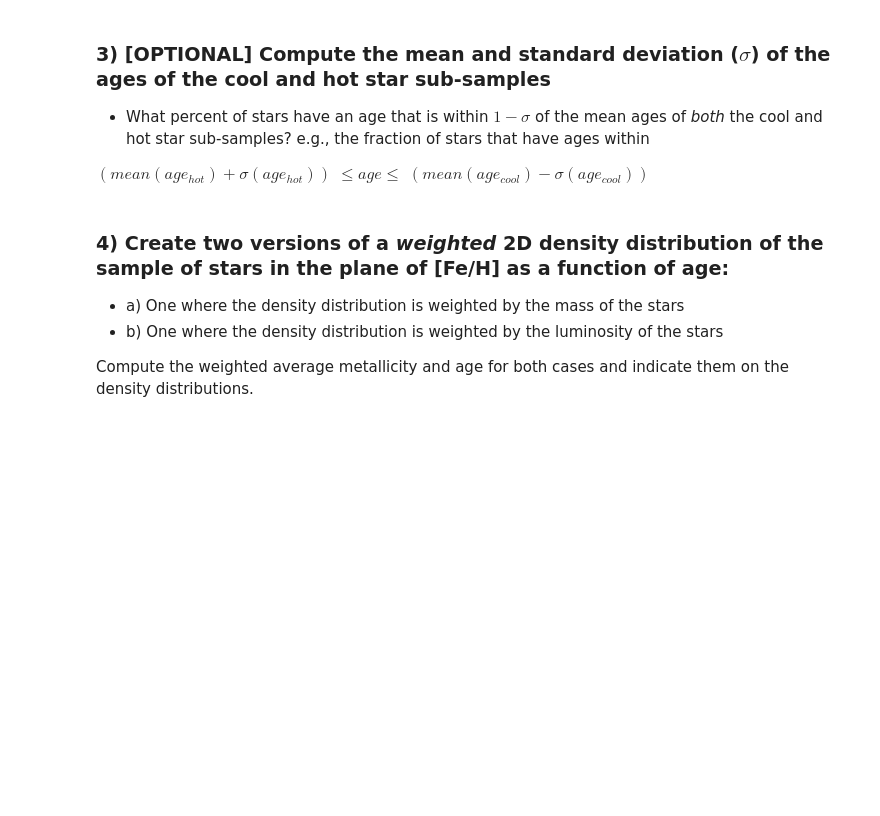
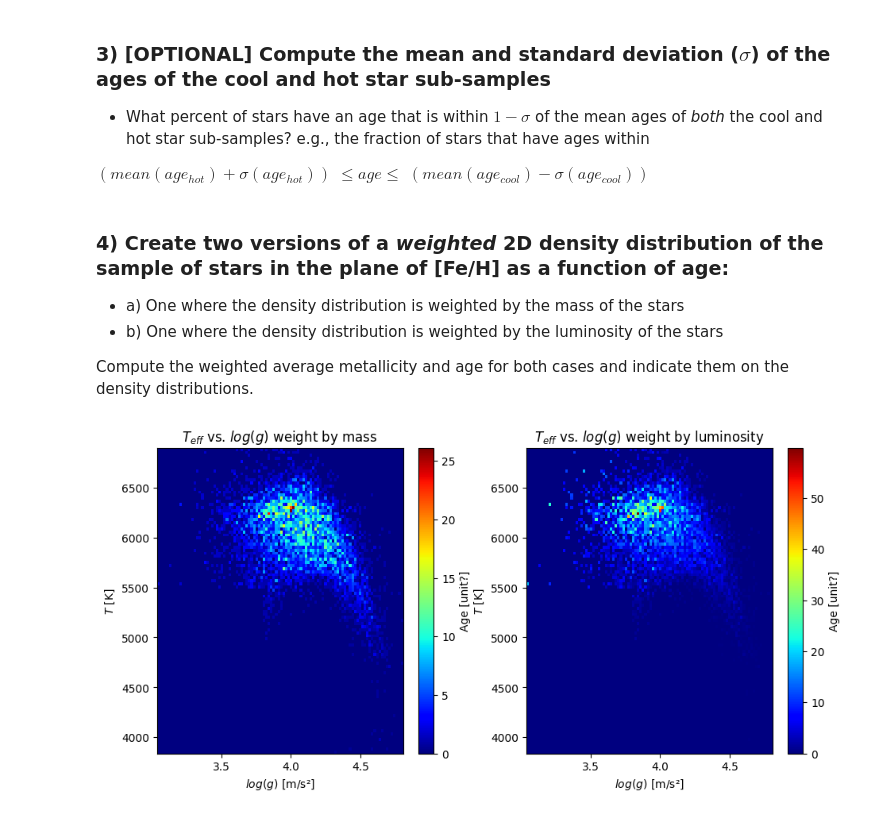
Before and after one commit to ThomasSchallar/NUM, a Jupyter notebook: Exercise Sheet 2.ipynb, the cells around one changed output. Saved outputs shown, nothing was run; the diff lists cells and outputs as text; code cells hidden in the pictures; blank space fills up the shorter version.

```diff
--- a/Exercise Sheet 2.ipynb
+++ b/Exercise Sheet 2.ipynb
@@ -89,3 +121,21 @@ $(mean(age_{hot}) +\sigma(age_{hot}))$ $\leq age \leq$ $(mean(age_{cool}) -\sigm
 * b) One where the density distribution is weighted by the luminosity of the stars
 
 Compute the weighted average metallicity and age for both cases and indicate them on the density distributions.
+# %%
+fig, axs= plt.subplots( nrows=1, ncols=2, figsize=(11,5) )
+
+counts, xedges, yedges, img0= axs[0].hist2d( logg, teff, bins=100, cmap='jet', weights=mass )
+fig.colorbar( img0, label='Age [unit?]' )
+axs[0].set_title( '$T_{eff}$ vs. $log(g)$ weight by mass' )
+axs[0].set_xlabel( '$log(g)$ [m/s²]' )
+axs[0].set_ylabel( '$T$ [K]' )
+
+counts, xedges, yedges, img1= axs[1].hist2d( logg, teff, bins=100, cmap='jet', weights=lum )
+fig.colorbar( img1, label='Age [unit?]' )
+axs[1].set_title( '$T_{eff}$ vs. $log(g)$ weight by luminosity' )
+axs[1].set_xlabel( '$log(g)$ [m/s²]' )
+axs[1].set_ylabel( '$T$ [K]' )
+
+plt.show()
+# %% [output]
+[figure, added]
```
Also changed, not shown: parts of 1 cell of this notebook.
